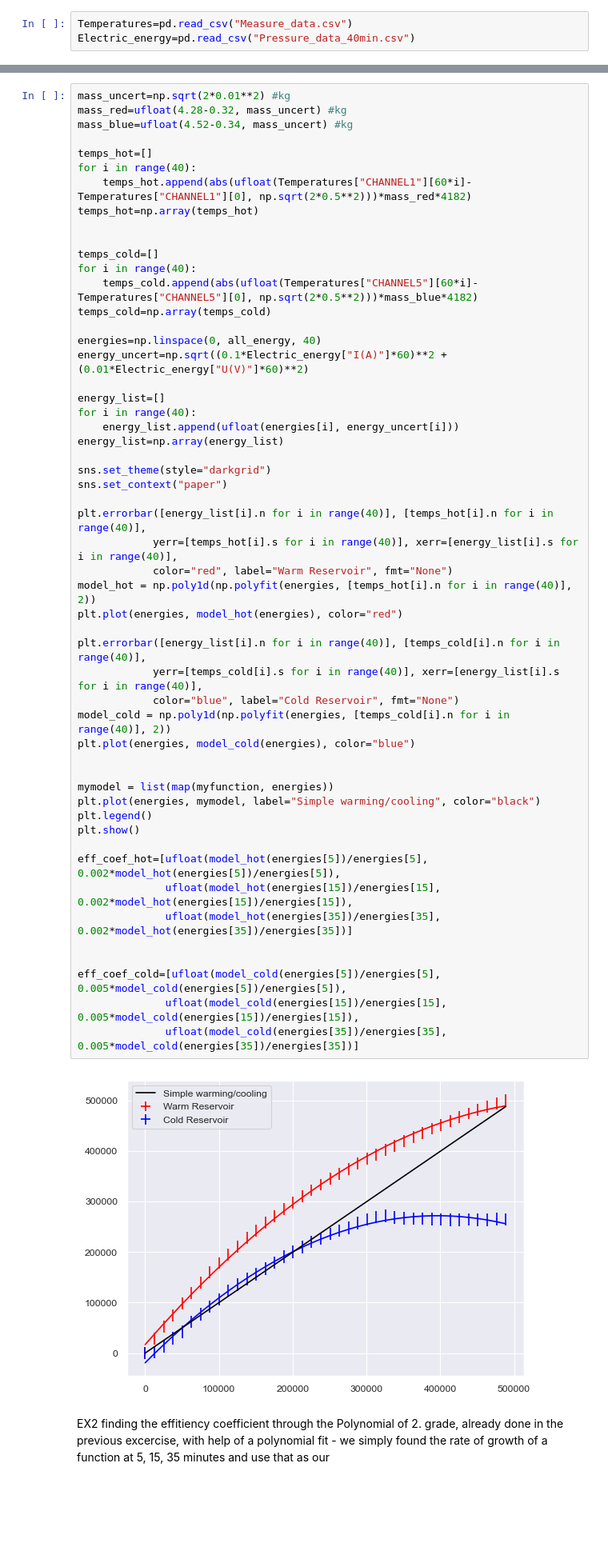
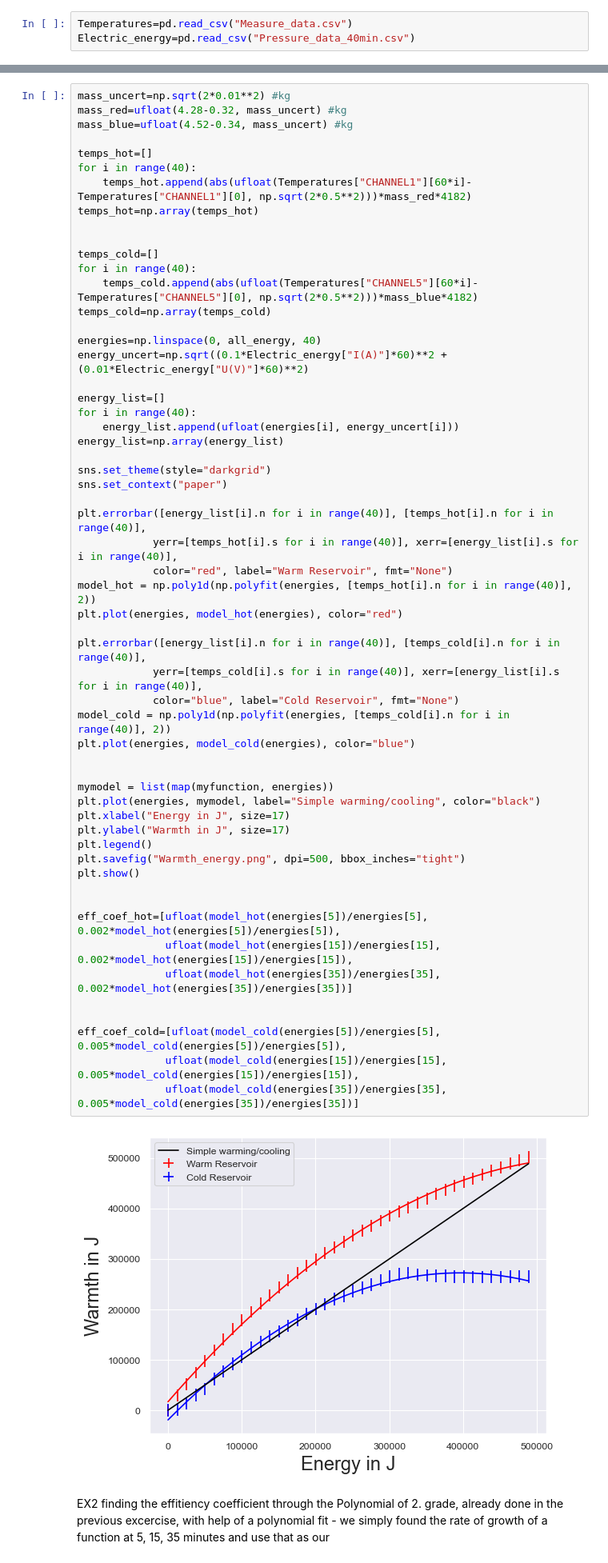
Before and after one commit to KemalOenen/Grundpraktikum2_Gruppe1_SS23, a Jupyter notebook: Versuch6/Djoxx_industries.ipynb, the cells around one changed output, grey strips where cells are left out. Shown at 80% size. Drawn from its saved outputs; the diff is of its cells as text; blank space fills up the shorter version.

Commit message:
Plots with axis labels

```diff
--- a/Versuch6/Djoxx_industries.ipynb
+++ b/Versuch6/Djoxx_industries.ipynb
@@ -100,34 +100,38 @@ energy_list=np.array(energy_list)
 sns.set_theme(style="darkgrid")
 sns.set_context("paper")
 
 plt.errorbar([energy_list[i].n for i in range(40)], [temps_hot[i].n for i in range(40)],
             yerr=[temps_hot[i].s for i in range(40)], xerr=[energy_list[i].s for i in range(40)],
             color="red", label="Warm Reservoir", fmt="None")
 model_hot = np.poly1d(np.polyfit(energies, [temps_hot[i].n for i in range(40)], 2))
 plt.plot(energies, model_hot(energies), color="red")
 
 plt.errorbar([energy_list[i].n for i in range(40)], [temps_cold[i].n for i in range(40)],
             yerr=[temps_cold[i].s for i in range(40)], xerr=[energy_list[i].s for i in range(40)],
             color="blue", label="Cold Reservoir", fmt="None")
 model_cold = np.poly1d(np.polyfit(energies, [temps_cold[i].n for i in range(40)], 2))
 plt.plot(energies, model_cold(energies), color="blue")
 
 
 mymodel = list(map(myfunction, energies))
 plt.plot(energies, mymodel, label="Simple warming/cooling", color="black")
+plt.xlabel("Energy in J", size=17)
+plt.ylabel("Warmth in J", size=17)
 plt.legend()
+plt.savefig("Warmth_energy.png", dpi=500, bbox_inches="tight")
 plt.show()
+
 
 eff_coef_hot=[ufloat(model_hot(energies[5])/energies[5], 0.002*model_hot(energies[5])/energies[5]),
               ufloat(model_hot(energies[15])/energies[15], 0.002*model_hot(energies[15])/energies[15]),
               ufloat(model_hot(energies[35])/energies[35], 0.002*model_hot(energies[35])/energies[35])]
 
 
 eff_coef_cold=[ufloat(model_cold(energies[5])/energies[5], 0.005*model_cold(energies[5])/energies[5]),
               ufloat(model_cold(energies[15])/energies[15], 0.005*model_cold(energies[15])/energies[15]),
               ufloat(model_cold(energies[35])/energies[35], 0.005*model_cold(energies[35])/energies[35])]
 # %% [output]
-[figure, old version]
+[figure, new version]
 # %% [markdown]
 EX2 finding the effitiency coefficient through the Polynomial of 2. grade, already done in the previous excercise, with help of a polynomial fit - we simply found the rate of growth of a function at 5, 15, 35 minutes and use that as our
 # %%
```
Also changed, not shown: 2 other files.
